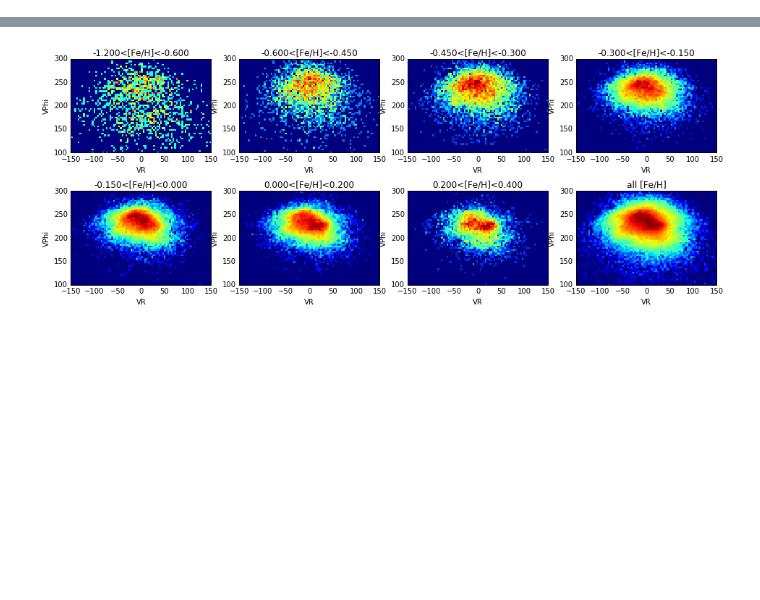
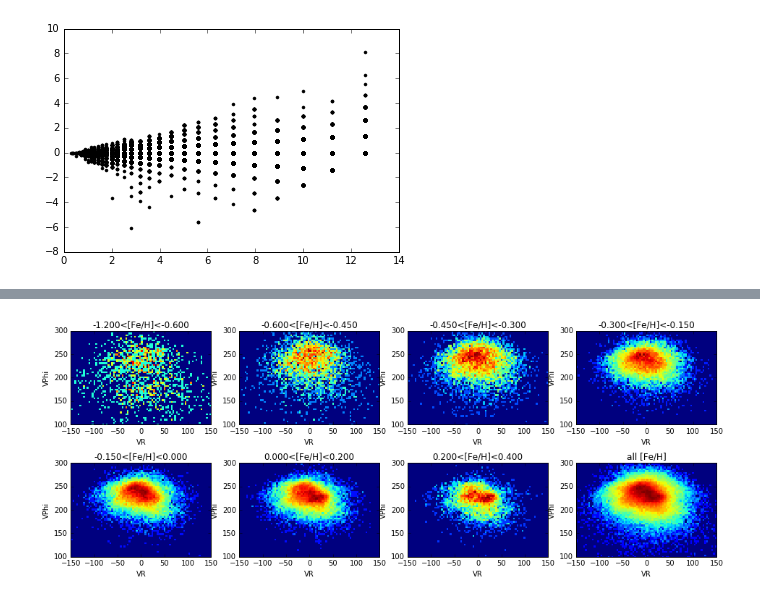
Before and after one commit to liuchaonaoc/LAMOST_TGAS, a Jupyter notebook: Vel_ellipsoid.ipynb, the cells around one changed output, grey strips where cells are left out. Cells and saved outputs as stored; diff of their text form; code cells hidden in the pictures; blank space fills up the shorter version.

```diff
--- a/Vel_ellipsoid.ipynb
+++ b/Vel_ellipsoid.ipynb
@@ -223,3 +352,9 @@ def median2d(X,Y,Z,Xgrid,Ygrid,N):
+# %%
+#compare ages from two codes
+plt.plot(age[ind_SGB],age[ind_SGB]-10**tgas.loga[ind_SGB]/1e9,'k.')
+plt.show()
+# %% [output]
+[figure, added]
 # %%
 #calculate MC error for individual stars
 
```
Also changed, not shown: parts of 31 cells of this notebook.
